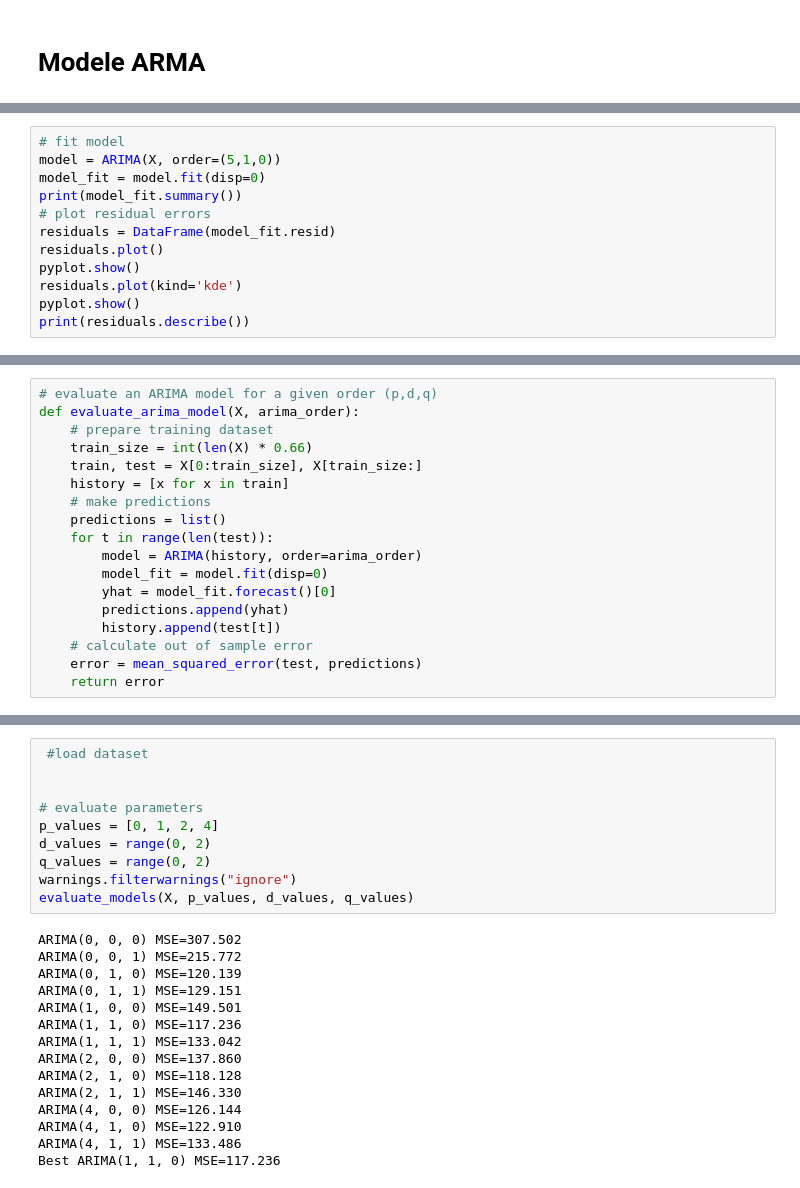
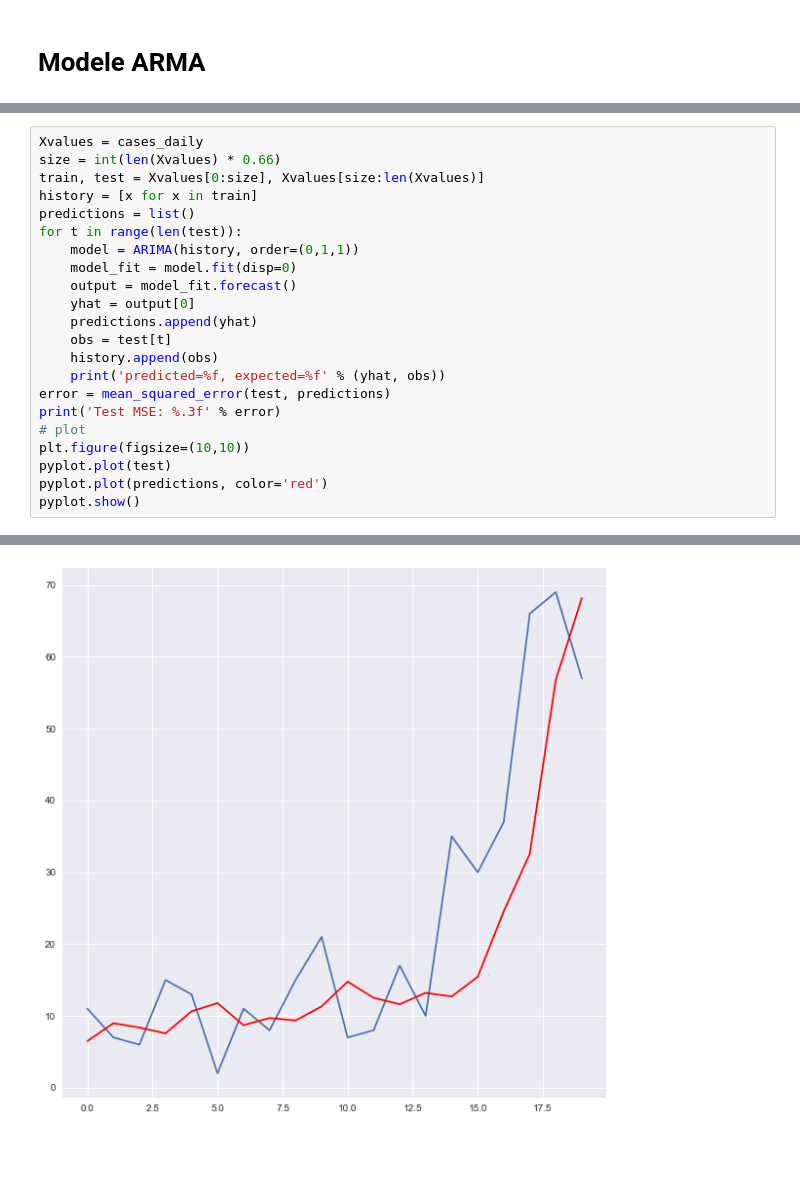
Before and after one commit to syllasn/covid-west-africa-dit, a Jupyter notebook: Modélisation_ series_temporeles.ipynb, the cells around one changed output, grey strips where cells are left out. Saved outputs shown, nothing was run; the diff lists cells and outputs as text; blank space fills up the shorter version.

```diff
--- a/Modélisation_ series_temporeles.ipynb
+++ b/Modélisation_ series_temporeles.ipynb
@@ -135,12 +116,0 @@ pyplot.show()
-# %%
-# fit model
-model = ARIMA(X, order=(5,1,0))
-model_fit = model.fit(disp=0)
-print(model_fit.summary())
-# plot residual errors
-residuals = DataFrame(model_fit.resid)
-residuals.plot()
-pyplot.show()
-residuals.plot(kind='kde')
-pyplot.show()
-print(residuals.describe())
@@ -222,18 +162,23 @@ Best ARIMA(2, 2, 0) MSE=95.272
 # %%
-# evaluate an ARIMA model for a given order (p,d,q)
-def evaluate_arima_model(X, arima_order):
-	# prepare training dataset
-	train_size = int(len(X) * 0.66)
-	train, test = X[0:train_size], X[train_size:]
-	history = [x for x in train]
-	# make predictions
-	predictions = list()
-	for t in range(len(test)):
-		model = ARIMA(history, order=arima_order)
-		model_fit = model.fit(disp=0)
-		yhat = model_fit.forecast()[0]
-		predictions.append(yhat)
-		history.append(test[t])
-	# calculate out of sample error
-	error = mean_squared_error(test, predictions)
-	return error
+Xvalues = cases_daily
+size = int(len(Xvalues) * 0.66)
+train, test = Xvalues[0:size], Xvalues[size:len(Xvalues)]
+history = [x for x in train]
+predictions = list()
+for t in range(len(test)):
+	model = ARIMA(history, order=(0,1,1))
+	model_fit = model.fit(disp=0)
+	output = model_fit.forecast()
+	yhat = output[0]
+	predictions.append(yhat)
+	obs = test[t]
+	history.append(obs)
+	print('predicted=%f, expected=%f' % (yhat, obs))
+error = mean_squared_error(test, predictions)
+print('Test MSE: %.3f' % error)
+# plot
+plt.figure(figsize=(10,10))
+pyplot.plot(test)
+pyplot.plot(predictions, color='red')
+pyplot.show()
+# %% [output]
@@ -240,25 +202 @@ def evaluate_arima_model(X, arima_order):
+[figure, added]
-# %%
- #load dataset
-
-
-# evaluate parameters
-p_values = [0, 1, 2, 4]
-d_values = range(0, 2)
-q_values = range(0, 2)
-warnings.filterwarnings("ignore")
-evaluate_models(X, p_values, d_values, q_values)
-# %% [output]
-ARIMA(0, 0, 0) MSE=307.502
-ARIMA(0, 0, 1) MSE=215.772
-ARIMA(0, 1, 0) MSE=120.139
-ARIMA(0, 1, 1) MSE=129.151
-ARIMA(1, 0, 0) MSE=149.501
-ARIMA(1, 1, 0) MSE=117.236
-ARIMA(1, 1, 1) MSE=133.042
-ARIMA(2, 0, 0) MSE=137.860
-ARIMA(2, 1, 0) MSE=118.128
-ARIMA(2, 1, 1) MSE=146.330
-ARIMA(4, 0, 0) MSE=126.144
-ARIMA(4, 1, 0) MSE=122.910
-ARIMA(4, 1, 1) MSE=133.486
-Best ARIMA(1, 1, 0) MSE=117.236
```
Also changed, not shown: parts of 18 cells of this notebook, 6 other files.
